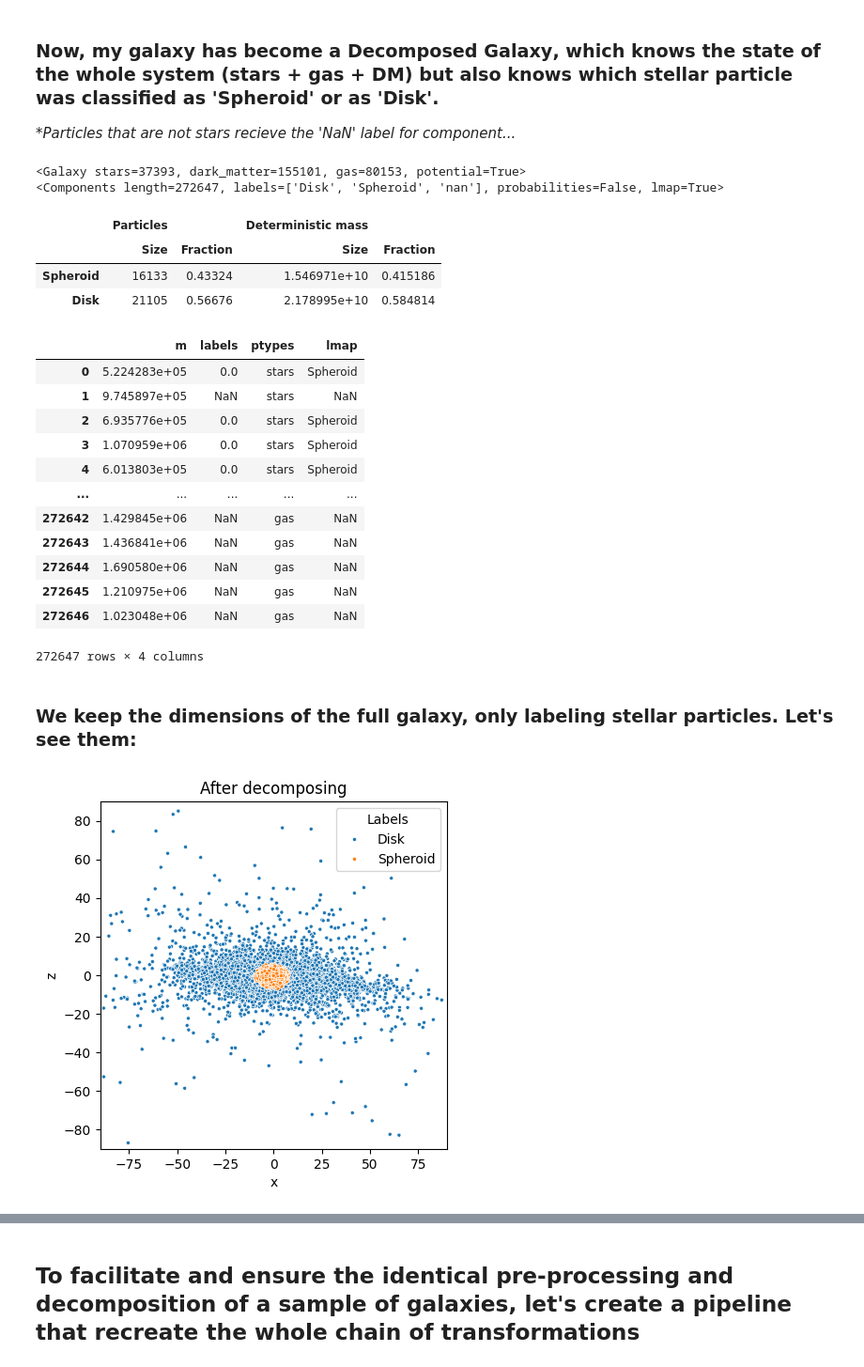
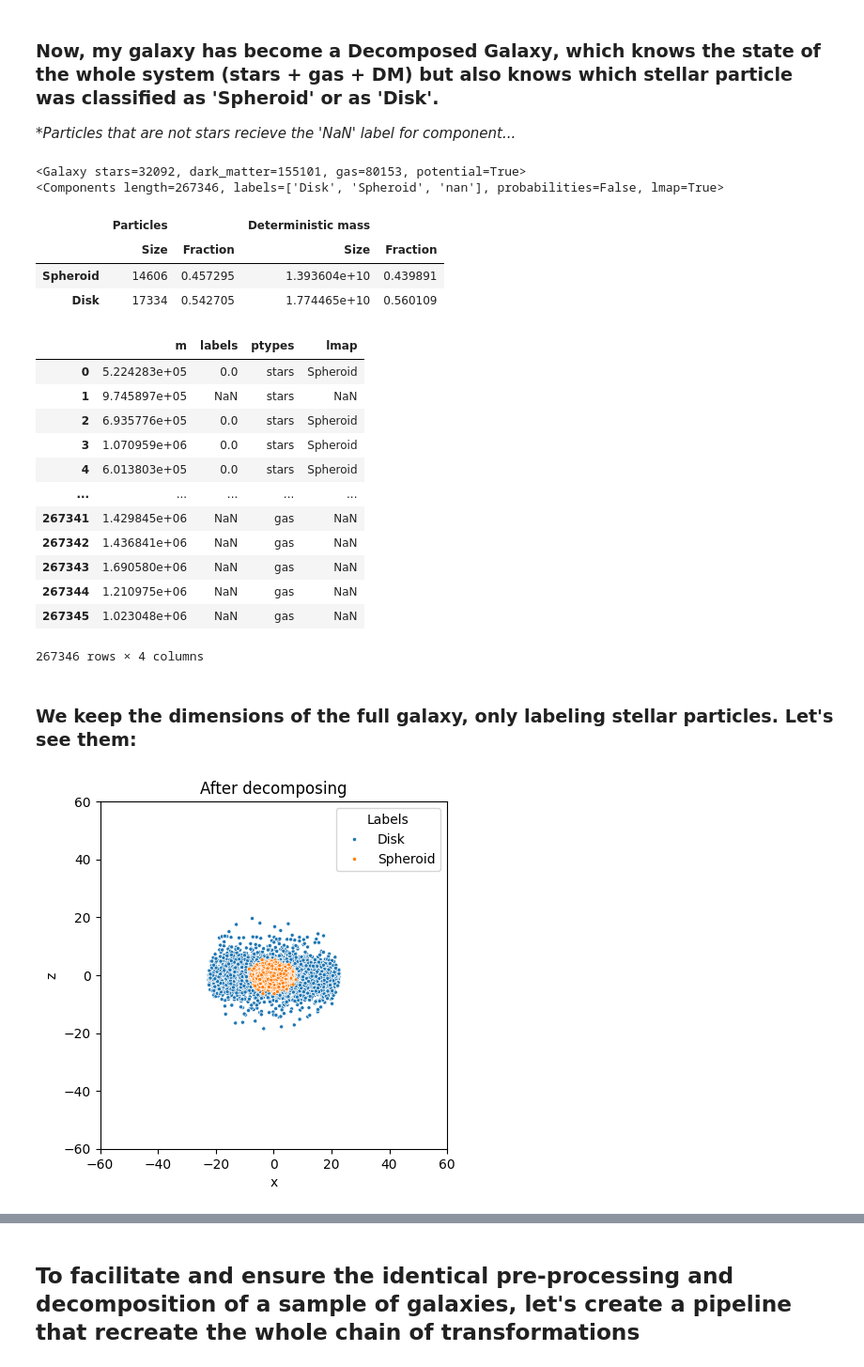
Before and after one commit to BrunoCeliz/galaxy-chop, a Jupyter notebook: draft/Galaxychop_tutorial.ipynb, the cells around one changed output, grey strips where cells are left out. Shown: that part at 94% size. Cells and saved outputs as stored; diff of their text form; code cells hidden in the pictures.

```diff
--- a/draft/Galaxychop_tutorial.ipynb
+++ b/draft/Galaxychop_tutorial.ipynb
@@ -138,0 +147,3 @@ ax.set_box_aspect(1)
+# %%
+# Especify the number of r_50,* to use. Try with thrice the r_50,*:
+cuttr = gchop.preproc.Cutter(num_radii=3)
@@ -138,0 +164,2 @@ ax.set_box_aspect(1)
+# %%
+gal_cut = cuttr.transform(transf_gal)
@@ -143,6 +192,6 @@ ax.set_box_aspect(1)
 # threshold epsilon_j = 0.7:
 Decomposer = gchop.models.JThreshold(eps_cut=0.7)
 
-decomp_glx = Decomposer.decompose(transf_gal)
+decomp_glx = Decomposer.decompose(gal_cut)
 decomp_glx
 # %% [output]
@@ -154,20 +203,20 @@ decomp_glx
 **Particles that are not stars recieve the 'NaN' label for component...*
 # %%
 # We can access both stages:
-print(decomp_glx.galaxy)  # Idem as 'transf_gal'
+print(decomp_glx.galaxy)  # Idem as 'Galaxy'
 print(decomp_glx.components)  # Obtained after the decomposition
 
 # Let's check more details about the components:
 decomp_glx.components.describe()
 # %% [output]
-<Galaxy stars=37393, dark_matter=155101, gas=80153, potential=True>
-<Components length=272647, labels=['Disk', 'Spheroid', 'nan'], probabilities=False, lmap=True>
+<Galaxy stars=32092, dark_matter=155101, gas=80153, potential=True>
+<Components length=267346, labels=['Disk', 'Spheroid', 'nan'], probabilities=False, lmap=True>
 |  | Particles |  | Deterministic mass |  |
 |  | Size | Fraction | Size | Fraction |
-| Spheroid | 16133 | 0.43324 | 1.546971e+10 | 0.415186 |
-| Disk | 21105 | 0.56676 | 2.178995e+10 | 0.584814 |
+| Spheroid | 14606 | 0.457295 | 1.393604e+10 | 0.439891 |
+| Disk | 17334 | 0.542705 | 1.774465e+10 | 0.560109 |
 # %%
-# Or, if I want it as a dataframe
+# Or, if it is wanted as a dataframe
 df_components = decomp_glx.components.to_dataframe()
 df_components
 # %% [output]
@@ -178,28 +227,27 @@ df_components
 | 3 | 1.070959e+06 | 0.0 | stars | Spheroid |
 | 4 | 6.013803e+05 | 0.0 | stars | Spheroid |
 | ... | ... | ... | ... | ... |
-| 272642 | 1.429845e+06 | NaN | gas | NaN |
-| 272643 | 1.436841e+06 | NaN | gas | NaN |
-| 272644 | 1.690580e+06 | NaN | gas | NaN |
-| 272645 | 1.210975e+06 | NaN | gas | NaN |
-| 272646 | 1.023048e+06 | NaN | gas | NaN |
+| 267341 | 1.429845e+06 | NaN | gas | NaN |
+| 267342 | 1.436841e+06 | NaN | gas | NaN |
+| 267343 | 1.690580e+06 | NaN | gas | NaN |
+| 267344 | 1.210975e+06 | NaN | gas | NaN |
+| 267345 | 1.023048e+06 | NaN | gas | NaN |
-272647 rows × 4 columns
+267346 rows × 4 columns
 # %% [markdown]
 ### We keep the dimensions of the full galaxy, only labeling stellar particles. Let's see them:
 # %%
 # Stars of the galaxy, separated by component:
-# Since I'm specifying lmap, I don't need to choose ptypes (!)
+# You can specify the lmap or the ptypes
 ax = decomp_glx.galaxy.plot.scatter("x", "z",
                                     labels=decomp_glx.components,
                                     lmap={0: "Spheroid", 1: "Disk"})
 
-#ax.set_aspect('equal', adjustable='box')
 ax.set_title('After decomposing')
-ax.set_xlim(-90,90)
-ax.set_ylim(-90,90)
+ax.set_xlim(-60,60)
+ax.set_ylim(-60,60)
 ax.set_box_aspect(1)
 # %% [output]
-[figure, old version]
+[figure, new version]
 # %%
 # A more detailed view of the parameters:
 decomp_glx.galaxy.plot.sdyn_pairplot(labels=decomp_glx.components,
```
Also changed, not shown: parts of 53 cells of this notebook.
